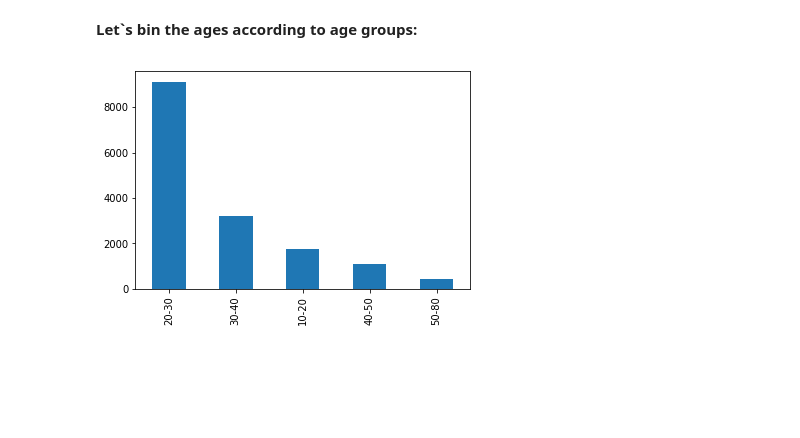
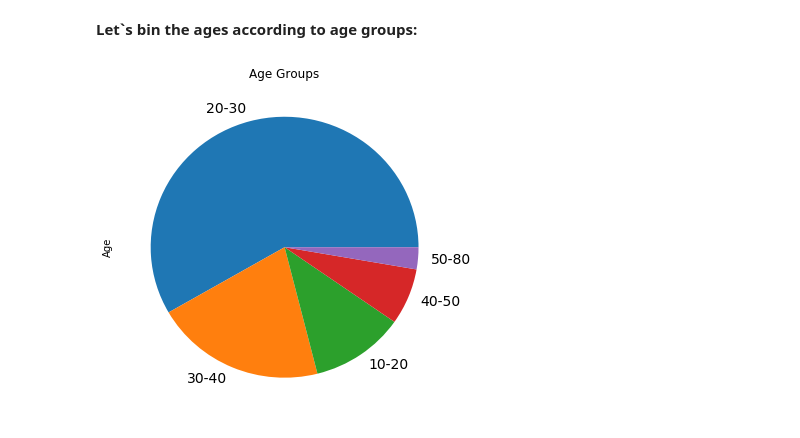
Before and after one commit to TsHristov/Machine-Learning-FMI-2017, a Jupyter notebook: DataWrangling/NewCodersSurvey.ipynb, the cells around one changed output. Saved outputs shown, nothing was run; the diff lists cells and outputs as text; code cells hidden in the pictures; blank space fills up the shorter version.

```diff
--- a/DataWrangling/NewCodersSurvey.ipynb
+++ b/DataWrangling/NewCodersSurvey.ipynb
@@ -79,11 +65,11 @@ Name: Age, dtype: float64
 # %%
 code_survey["Age"] = code_survey["Age"].apply(pd.to_numeric)
 # Fill NA values with the mean:
 code_survey["Age"] = code_survey["Age"].fillna(code_survey["Age"].mean())
 age = pd.DataFrame(code_survey["Age"])
 age_groups = [10, 20, 30, 40, 50, 80]
 group_names = ['10-20', '20-30', '30-40', '40-50', '50-80']
 categories = pd.cut(df["Age"], age_groups, labels=group_names)
-categories.value_counts().plot(kind="bar");
+categories.value_counts().plot.pie(figsize=(6,6), title="Age Groups", fontsize=14);
 # %% [output]
-[figure, old version]
+[figure, new version]
```
Also changed, not shown: parts of 4 cells of this notebook.
